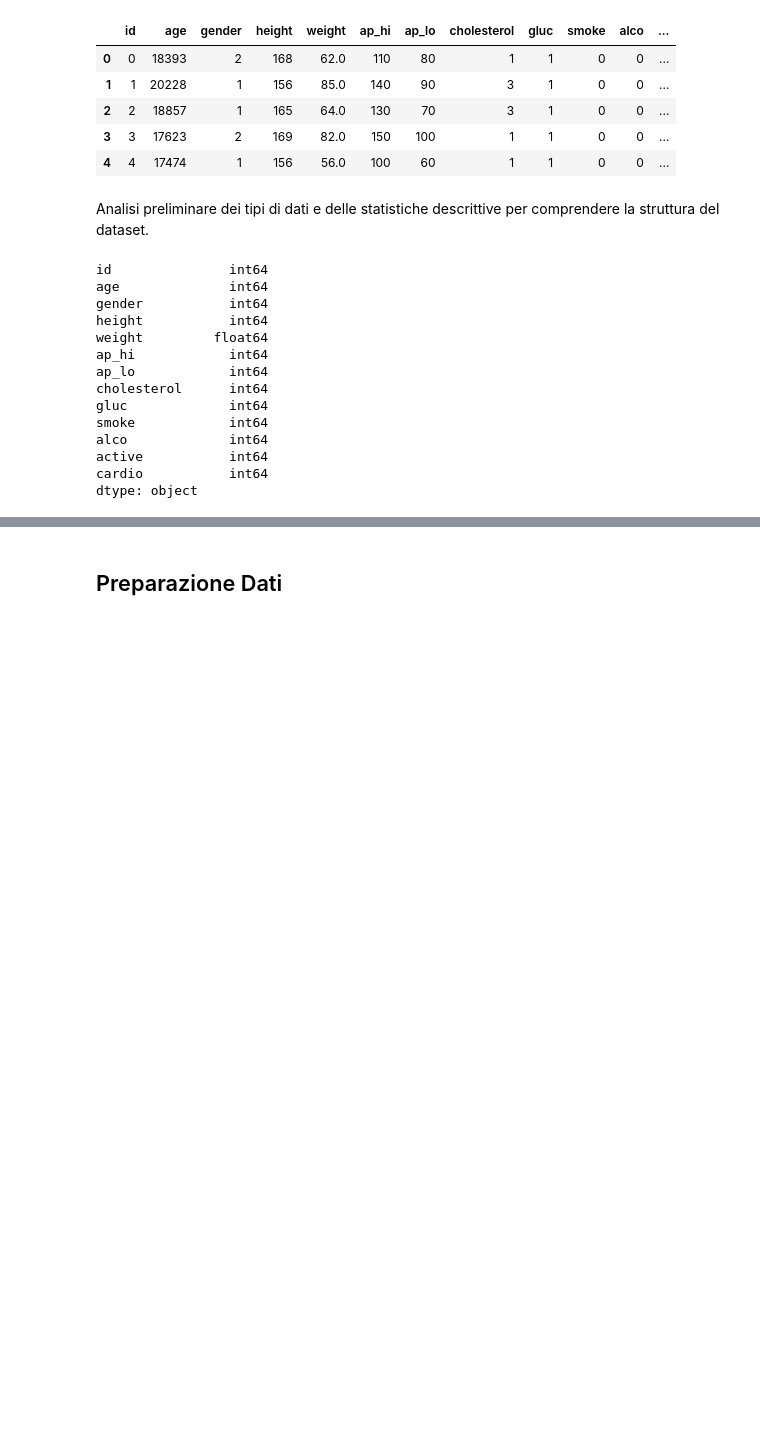
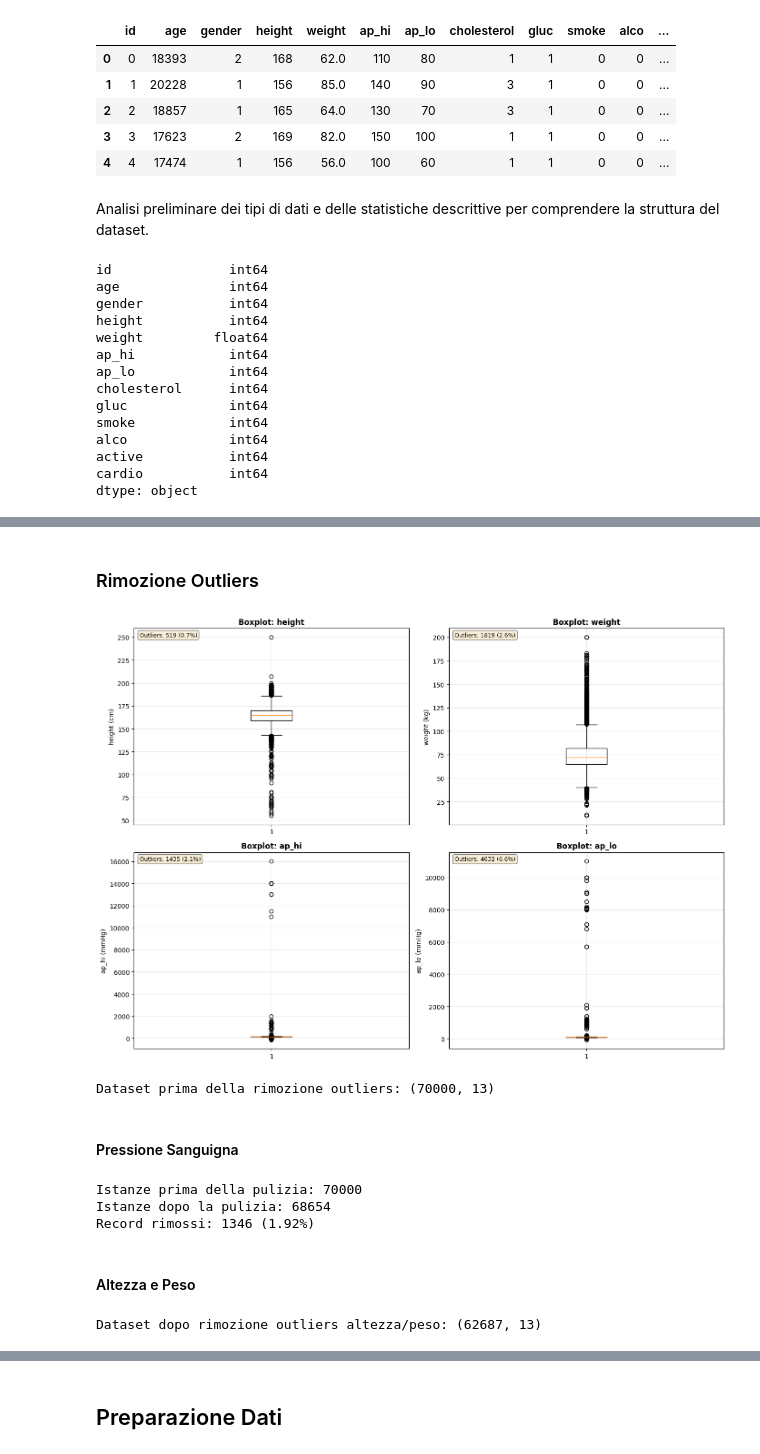
Before and after one commit to mbroglio/ML_25_26, a Jupyter notebook: ML_Project.ipynb, the cells around one changed output, grey strips where cells are left out. Saved outputs shown, nothing was run; the diff lists cells and outputs as text; code cells hidden in the pictures; blank space fills up the shorter version.

```diff
--- a/ML_Project.ipynb
+++ b/ML_Project.ipynb
@@ -70,0 +125,80 @@ dtype: object
+# %% [markdown]
+### Rimozione Outliers
+# %%
+# Visualizza distribuzione di altezza, peso e pressione PRIMA della rimozione outliers
+numeric_cols = ['height', 'weight', 'ap_hi', 'ap_lo']
+units = {
+    'height': 'cm',
+    'weight': 'kg',
+    'ap_hi': 'mmHg',
+    'ap_lo': 'mmHg'
+}
+
+fig, axes = plt.subplots(2, 2, figsize=(14, 10))
+axes = axes.flatten()
+
+for idx, col in enumerate(numeric_cols):
+    axes[idx].boxplot(df[col].dropna())
+    axes[idx].set_title(f'Boxplot: {col}', fontsize=12, fontweight='bold')
+    axes[idx].set_ylabel(f'{col} ({units[col]})', fontsize=10)
+    axes[idx].grid(True, alpha=0.3)
+
+    # Calcola statistiche IQR
+    Q1 = df[col].quantile(0.25)
+    Q3 = df[col].quantile(0.75)
+    IQR = Q3 - Q1
+    lower_bound = Q1 - 1.5 * IQR
+    upper_bound = Q3 + 1.5 * IQR
+    outliers = df[(df[col] < lower_bound) | (df[col] > upper_bound)]
+
+    # Aggiungi info statistiche
+    axes[idx].text(0.02, 0.98, f'Outliers: {len(outliers)} ({len(outliers)/len(df)*100:.1f}%)',
+                   transform=axes[idx].transAxes, fontsize=9,
+                   verticalalignment='top', bbox=dict(boxstyle='round', facecolor='wheat', alpha=0.5))
+
+plt.tight_layout()
+plt.savefig('images/boxplots_before_cleaning.png', bbox_inches='tight', dpi=300)
+plt.show()
+
+print(f"\nDataset prima della rimozione outliers: {df.shape}")
+# %% [output]
+[figure, added]
+Dataset prima della rimozione outliers: (70000, 13)
+# %% [markdown]
+#### Pressione Sanguigna
+# %%
+# Pulisci il dataset rimuovendo record con valori fisiologicamente impossibili
+print(f"Istanze prima della pulizia: {len(df)}")
+
+# Limiti fisiologici realistici per la pressione sanguigna
+df_clean = df[
+    (df['ap_hi'] > 70) & (df['ap_hi'] <= 250) &
+    (df['ap_lo'] > 40) & (df['ap_lo'] <= 200) &
+    (df['ap_hi'] > df['ap_lo'])
+].copy()
+
+print(f"Istanze dopo la pulizia: {len(df_clean)}")
+print(f"Record rimossi: {len(df) - len(df_clean)} ({(len(df) - len(df_clean))/len(df)*100:.2f}%)")
+
+# Aggiorna il dataframe principale
+df = df_clean.copy()
+# %% [output]
+Istanze prima della pulizia: 70000
+Istanze dopo la pulizia: 68654
+Record rimossi: 1346 (1.92%)
+# %% [markdown]
+#### Altezza e Peso
+# %%
+# Rimuove outliers per altezza (sotto 2.5% o sopra 97.5%)
+height_lower = df['height'].quantile(0.025)
+height_upper = df['height'].quantile(0.975)
+df = df[(df['height'] >= height_lower) & (df['height'] <= height_upper)]
+
+# Rimuove outliers per peso (sotto 2.5% o sopra 97.5%)
+weight_lower = df['weight'].quantile(0.025)
+weight_upper = df['weight'].quantile(0.975)
+df = df[(df['weight'] >= weight_lower) & (df['weight'] <= weight_upper)]
+
+print(f"Dataset dopo rimozione outliers altezza/peso: {df.shape}")
+# %% [output]
+Dataset dopo rimozione outliers altezza/peso: (62687, 13)
```
Also changed, not shown: parts of 28 cells of this notebook, 21 other files.
